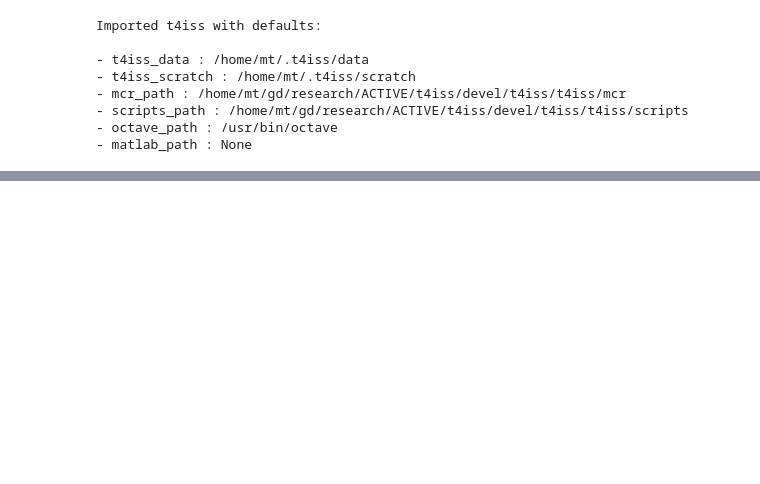
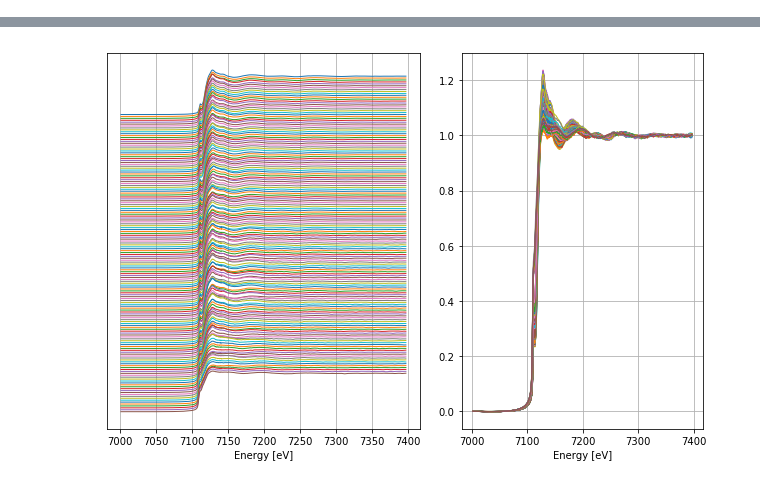
Before and after one commit to elistavitski/t4iss, a Jupyter notebook: examples/module2.ipynb, the cells around one changed output, grey strips where cells are left out. Cells and saved outputs as stored; diff of their text form; code cells hidden in the pictures; blank space fills up the shorter version.

```diff
--- a/examples/module2.ipynb
+++ b/examples/module2.ipynb
@@ -1,22 +1,16 @@
 # %%
-%matplotlib notebook
+%matplotlib inline
+
 
 import t4iss
 from t4iss.module2 import *
 
+
+t4iss.set_defaults('octave_path','/usr/bin/octave')
 # NOTE: Please cite MCR-ALS method if you use this module
 # see link: https://mcrals.wordpress.com/
-# %% [output]
-Imported t4iss with defaults:
-
-- t4iss_data : /home/mt/.t4iss/data
-- t4iss_scratch : /home/mt/.t4iss/scratch
-- mcr_path : /home/mt/gd/research/ACTIVE/t4iss/devel/t4iss/t4iss/mcr
-- scripts_path : /home/mt/gd/research/ACTIVE/t4iss/devel/t4iss/t4iss/scripts
-- octave_path : /usr/bin/octave
-- matlab_path : None
 # %%
 # name of data file (first column is energy, others are different spectra)
-datafile = ('./examples/user_data/Zn_for_MCR.dat')
-plot_spectra(datafile,ds=0.001)
+datafile = ('/GPFS/xf08id/Sandbox/Eli/Data - Rui/output.xas')
+plot_spectra(datafile,ds=0.05)
 # %% [output]
@@ -25,2 +17,3 @@ plot_spectra(datafile,ds=0.001)
+[figure, added]
 # %%
 # ncomp is the number of pure components you expect from MCR-ALS decomposition
```
Also changed, not shown: parts of 6 cells of this notebook, 4 other files.
